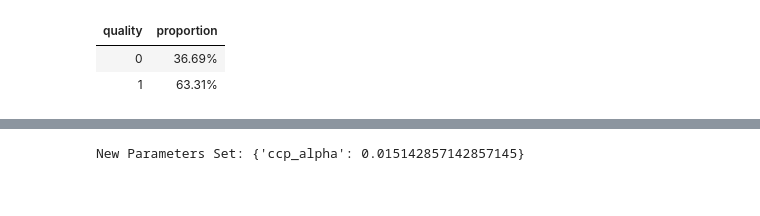
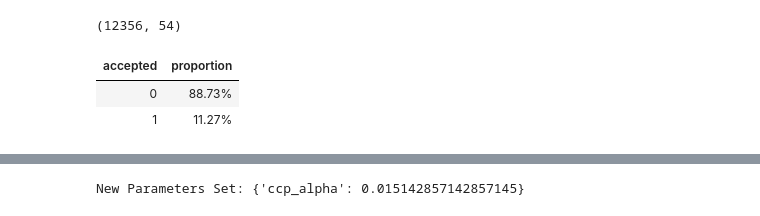
Before and after one commit to Zburns31/cs7641-machine-learning, a Jupyter notebook: A1_supervised_learning/Prototype.ipynb, the cells around one changed output, grey strips where cells are left out. Drawn from its saved outputs; the diff is of its cells as text; code cells hidden in the pictures.

Commit message:
adding bank marketing dataset and data preprocessing to pipeline

```diff
--- a/A1_supervised_learning/Prototype.ipynb
+++ b/A1_supervised_learning/Prototype.ipynb
@@ -260,16 +338,20 @@ X_TRAIN, X_TEST, y_train, y_test, X, y = create_train_test_split(wine_df, target
+# %%
+bank_df.shape
+# %% [output]
+(12356, 54)
 # %%
 target_class_dist = (
-    y
+    bank_df[target]
     .value_counts(normalize=True)
     .sort_index()
     .reset_index()
     .style.hide().format({"proportion": "{:,.2%}"})
 )
 target_class_dist
 # %% [output]
-| quality | proportion |
-| 0 | 36.69% |
-| 1 | 63.31% |
+| accepted | proportion |
+| 0 | 88.73% |
+| 1 | 11.27% |
 # %%
 class BaseClassifier(ClassifierMixin, BaseEstimator, ABC):
     def __init__(
```
Also changed, not shown: parts of 3 cells of this notebook, 16 other files.
